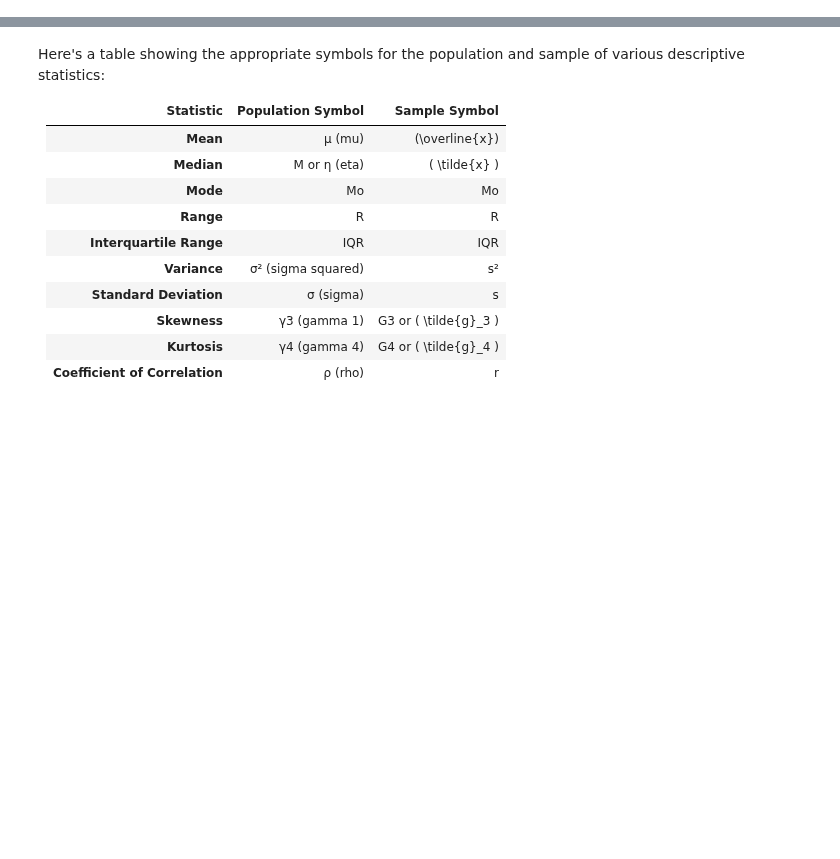
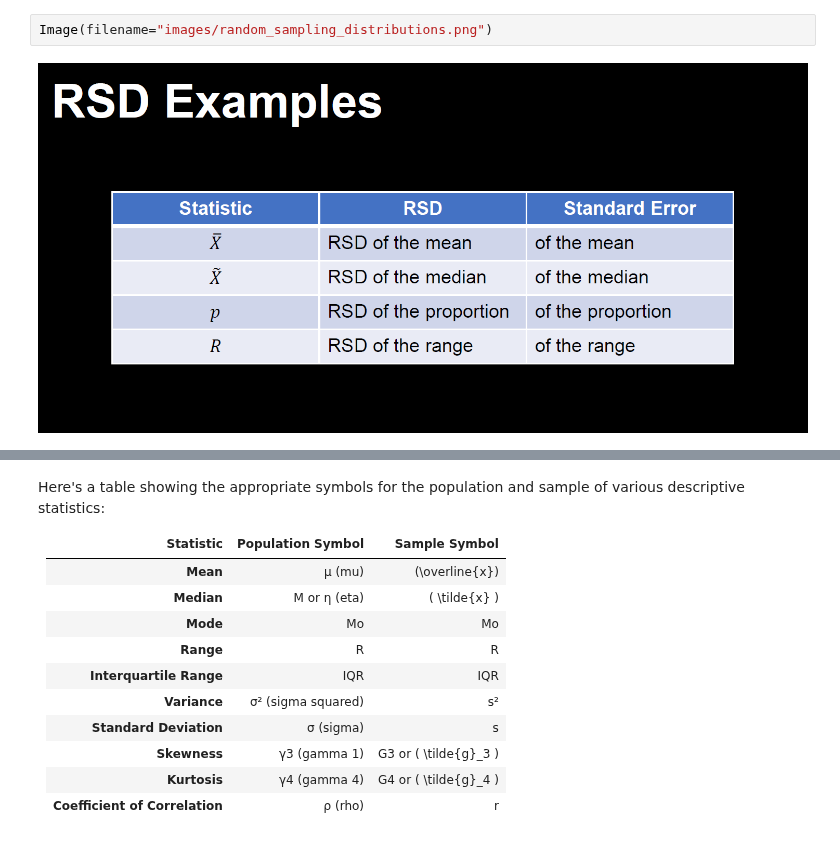
Before and after one commit to duba1910/msds, a Jupyter notebook: Data Science Methods for Quality Improvement/5704 Managing, Describing, and Analyzing Data/m_2/descriptive_statistic_symbols.ipynb, the cells around one changed output, grey strips where cells are left out. Cells and saved outputs as stored; diff of their text form; blank space fills up the shorter version.

```diff
--- a/Data Science Methods for Quality Improvement/5704 Managing, Describing, and Analyzing Data/m_2/descriptive_statistic_symbols.ipynb
+++ b/Data Science Methods for Quality Improvement/5704 Managing, Describing, and Analyzing Data/m_2/descriptive_statistic_symbols.ipynb
@@ -0,0 +6,4 @@
+# %%
+Image(filename="images/random_sampling_distributions.png")
+# %% [output]
+[figure, added]
```
Also changed, not shown: parts of 2 cells of this notebook, 27 other files.
